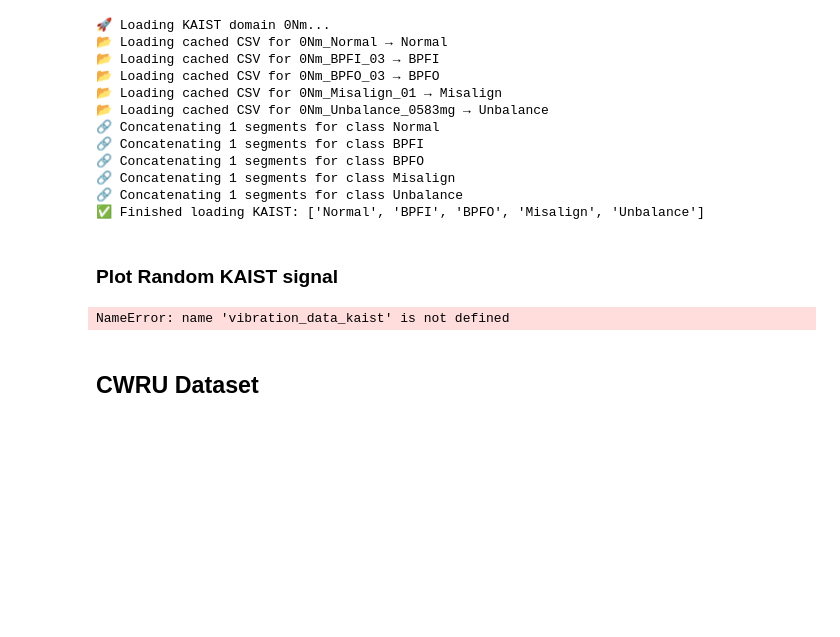
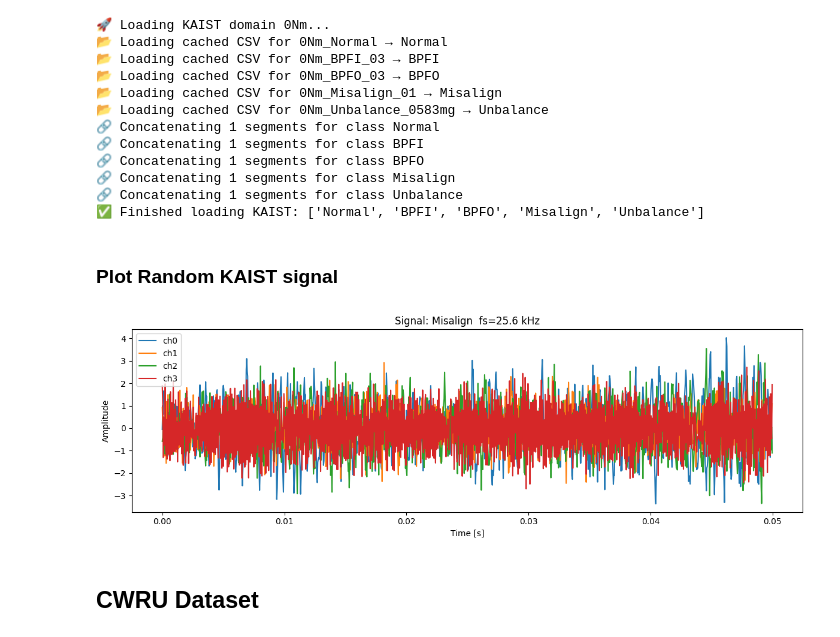
Before and after one commit to giljoa/flex-uns-fw, a Jupyter notebook: ml/model-nb/CNN_Generalizability.ipynb, the cells around one changed output. Saved outputs shown, nothing was run; the diff lists cells and outputs as text; code cells hidden in the pictures; blank space fills up the shorter version.

Commit message:
Kaist model trained

```diff
--- a/ml/model-nb/CNN_Generalizability.ipynb
+++ b/ml/model-nb/CNN_Generalizability.ipynb
@@ -102,10 +102,10 @@ class_labels_kaist_unified = list(vibration_data_kaist_unified.keys())
 ### Plot Random KAIST signal
 # %%
 # Plot KAIST signals
-m_plot.plot_signal(vibration_data_kaist, fs=sampling_rate_kaist, seconds=0.05) # plots random examples from all classes
+m_plot.plot_signal(vibration_data_kaist_unified, fs=sampling_rate_kaist, seconds=0.05) # plots random examples from all classes
 # m_plot.plot_signal(vibration_data_kaist, fs=sampling_rate_kaist, seconds=0.05, label='0Nm_Normal', channels=[0])
 # %% [output]
-NameError: name 'vibration_data_kaist' is not defined
+[figure, added]
 # %% [markdown]
 ## CWRU Dataset
 # %% [markdown]
```
Also changed, not shown: parts of 5 cells of this notebook, 22 other files.
